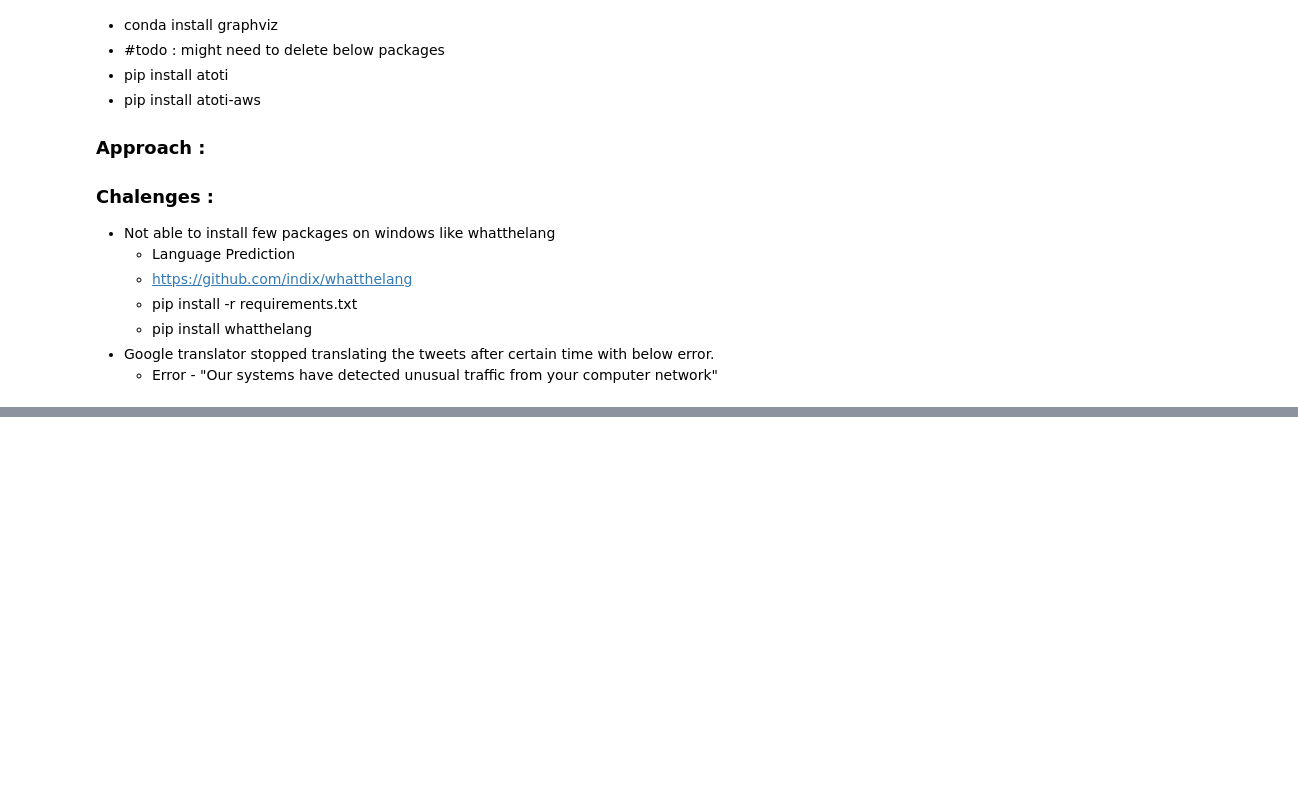
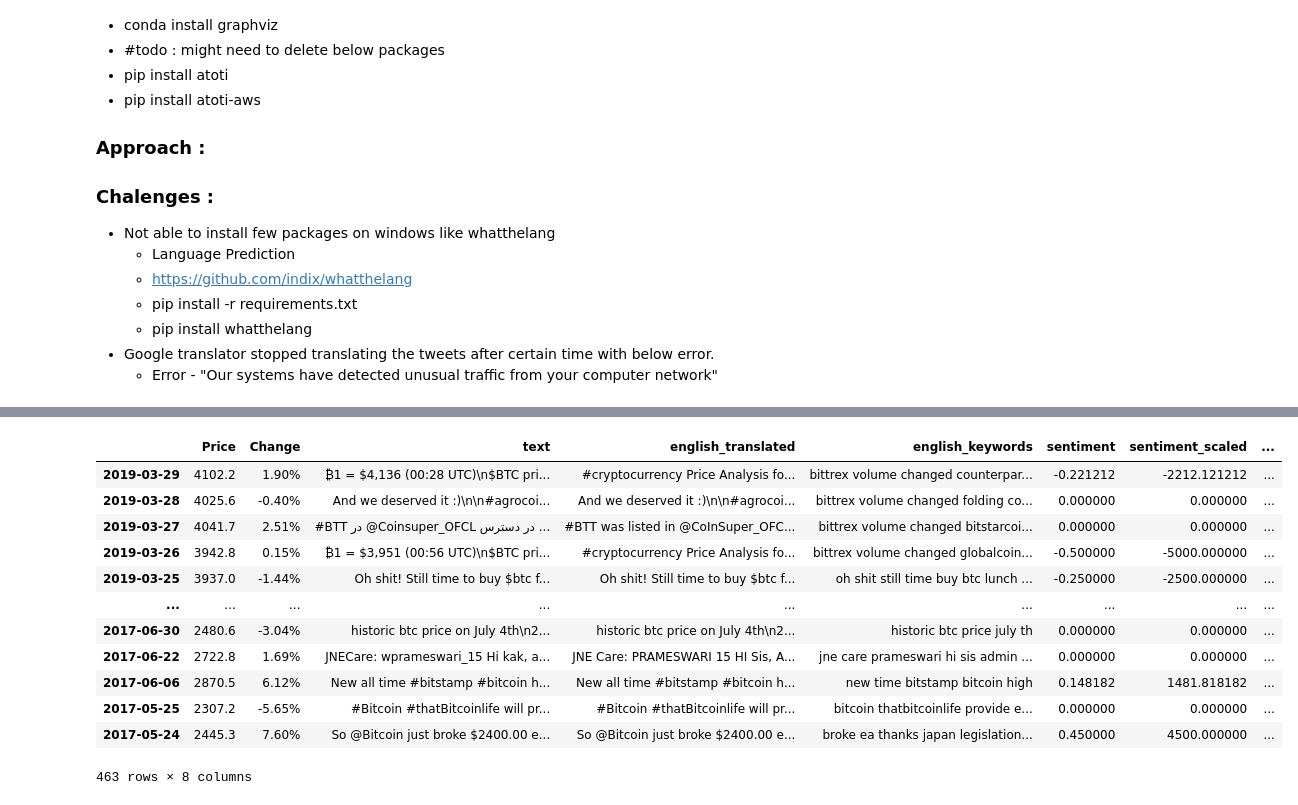
Before and after one commit to sachin376/learning-bigdata-project3-crypto_tweets_analysis, a Jupyter notebook: Project_crypto_tweets_analysis_v1.ipynb, the cells around one changed output, grey strips where cells are left out. Saved outputs shown, nothing was run; the diff lists cells and outputs as text; code cells hidden in the pictures; blank space fills up the shorter version.

```diff
--- a/Project_crypto_tweets_analysis_v1.ipynb
+++ b/Project_crypto_tweets_analysis_v1.ipynb
@@ -346,0 +368,29 @@ processed_bitcoin_tweets_dataset_df.sample(10)
+# %%
+from textblob import TextBlob
+
+""" Utility function to classify sentiment of passed tweet using textblob's sentiment method """
+def add_eng_keywords_and_sentiments(df):
+    english_keywords_col = []
+    sentiment_col = []
+    for tweet in df['english_translated']:
+
+        # If running stopwords on big data slows donw the speed, then we can skip stopwords logic for performance and only use the simple cleaning of special chars
+        english_keywords = clean_and_remove_english_verbose_words(tweet)
+        #   english_keywords = clean_special_chars(tweet)
+        english_keywords_col.append(english_keywords)
+
+        # Add corresponding sentiments
+        sentiment_polarity = sentiment(tweet)
+        sentiment_col.append(sentiment_polarity)
+
+    df['english_keywords'] = english_keywords_col
+    df['sentiment'] = sentiment_col
+    return df
+
+
+# processed_bitcoin_tweets_dataset_df['english_keywords'] = processed_bitcoin_tweets_dataset_df['english_translated'].apply(lambda text: clean_and_remove_english_verbose_words(text))
+# processed_bitcoin_tweets_dataset_df['sentiment'] = processed_bitcoin_tweets_dataset_df['english_keywords'].apply(lambda text: sentiment(text)) # new column of sentiment
+# processed_bitcoin_tweets_dataset_df.drop(columns='english_translated', inplace=True)
+
+processed_bitcoin_tweets_dataset_df = add_eng_keywords_and_sentiments(processed_bitcoin_tweets_dataset_df)
+processed_bitcoin_tweets_dataset_df.sample(10)
@@ -383,11 +510,32 @@ display(type(bitcoin_price_df))
 # %%
 def merge_bitcoin_price_and_tweets_data(bitcoin_price_df, bitcoin_tweets_sentiment_df):
     #Combine two dataframes based on time.
     df = pd.merge(bitcoin_price_df, bitcoin_tweets_sentiment_df, left_index=True, right_index=True, how='inner')
     return df
 
+def make_sentiment_column_categorical(bitcoin_price_sentiment):
+    # Adding 'Sentiment categorical' column.
+    bitcoin_price_sentiment['sentiment_cat'] = bitcoin_price_sentiment['sentiment'].astype('category')
+    bitcoin_price_sentiment['sentiment_cat'] = bitcoin_price_sentiment['sentiment_cat'].cat.codes
+    return bitcoin_price_sentiment
+
+
 bitcoin_price_sentiment  = merge_bitcoin_price_and_tweets_data(bitcoin_price_df, bitcoin_tweets_sentiment_df)
-bitcoin_price_sentiment['sentiment'] = bitcoin_price_sentiment['sentiment'] * 10000
-# bitcoin_price_sentiment['sentiment'] = bitcoin_price_sentiment['sentiment']
+bitcoin_price_sentiment['sentiment_scaled'] = bitcoin_price_sentiment['sentiment'] * 10000
+bitcoin_price_sentiment = make_sentiment_column_categorical(bitcoin_price_sentiment)
 bitcoin_price_sentiment
+# %% [output]
+|  | Price | Change | text | english_translated | english_keywords | sentiment | sentiment_scaled | ... |
+| 2019-03-29 | 4102.2 | 1.90% | ₿1 = $4,136 (00:28 UTC)\n$BTC pri... | #cryptocurrency Price Analysis fo... | bittrex volume changed counterpar... | -0.221212 | -2212.121212 | ... |
+| 2019-03-28 | 4025.6 | -0.40% | And we deserved it :)\n\n#agrocoi... | And we deserved it :)\n\n#agrocoi... | bittrex volume changed folding co... | 0.000000 | 0.000000 | ... |
+| 2019-03-27 | 4041.7 | 2.51% | #BTT در @Coinsuper_OFCL در دسترس ... | #BTT was listed in @CoInSuper_OFC... | bittrex volume changed bitstarcoi... | 0.000000 | 0.000000 | ... |
+| 2019-03-26 | 3942.8 | 0.15% | ₿1 = $3,951 (00:56 UTC)\n$BTC pri... | #cryptocurrency Price Analysis fo... | bittrex volume changed globalcoin... | -0.500000 | -5000.000000 | ... |
+| 2019-03-25 | 3937.0 | -1.44% | Oh shit! Still time to buy $btc f... | Oh shit! Still time to buy $btc f... | oh shit still time buy btc lunch ... | -0.250000 | -2500.000000 | ... |
+| ... | ... | ... | ... | ... | ... | ... | ... | ... |
+| 2017-06-30 | 2480.6 | -3.04% | historic btc price on July 4th\n2... | historic btc price on July 4th\n2... | historic btc price july th | 0.000000 | 0.000000 | ... |
+| 2017-06-22 | 2722.8 | 1.69% | JNECare: wprameswari_15 Hi kak, a... | JNE Care: PRAMESWARI 15 HI Sis, A... | jne care prameswari hi sis admin ... | 0.000000 | 0.000000 | ... |
+| 2017-06-06 | 2870.5 | 6.12% | New all time #bitstamp #bitcoin h... | New all time #bitstamp #bitcoin h... | new time bitstamp bitcoin high | 0.148182 | 1481.818182 | ... |
+| 2017-05-25 | 2307.2 | -5.65% | #Bitcoin #thatBitcoinlife will pr... | #Bitcoin #thatBitcoinlife will pr... | bitcoin thatbitcoinlife provide e... | 0.000000 | 0.000000 | ... |
+| 2017-05-24 | 2445.3 | 7.60% | So @Bitcoin just broke $2400.00 e... | So @Bitcoin just broke $2400.00 e... | broke ea thanks japan legislation... | 0.450000 | 4500.000000 | ... |
+463 rows × 8 columns
 # %%
```
Also changed, not shown: parts of 27 cells of this notebook.
